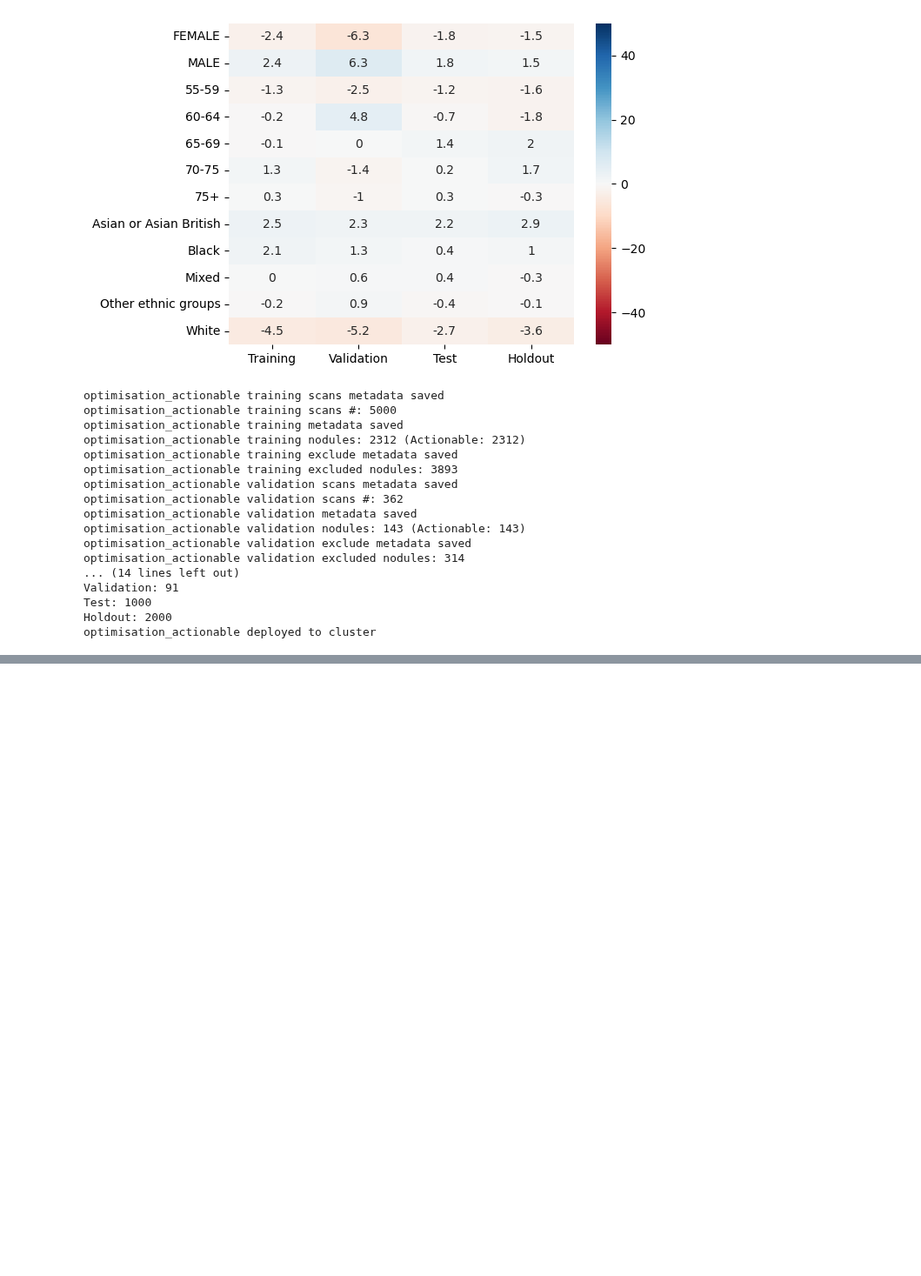
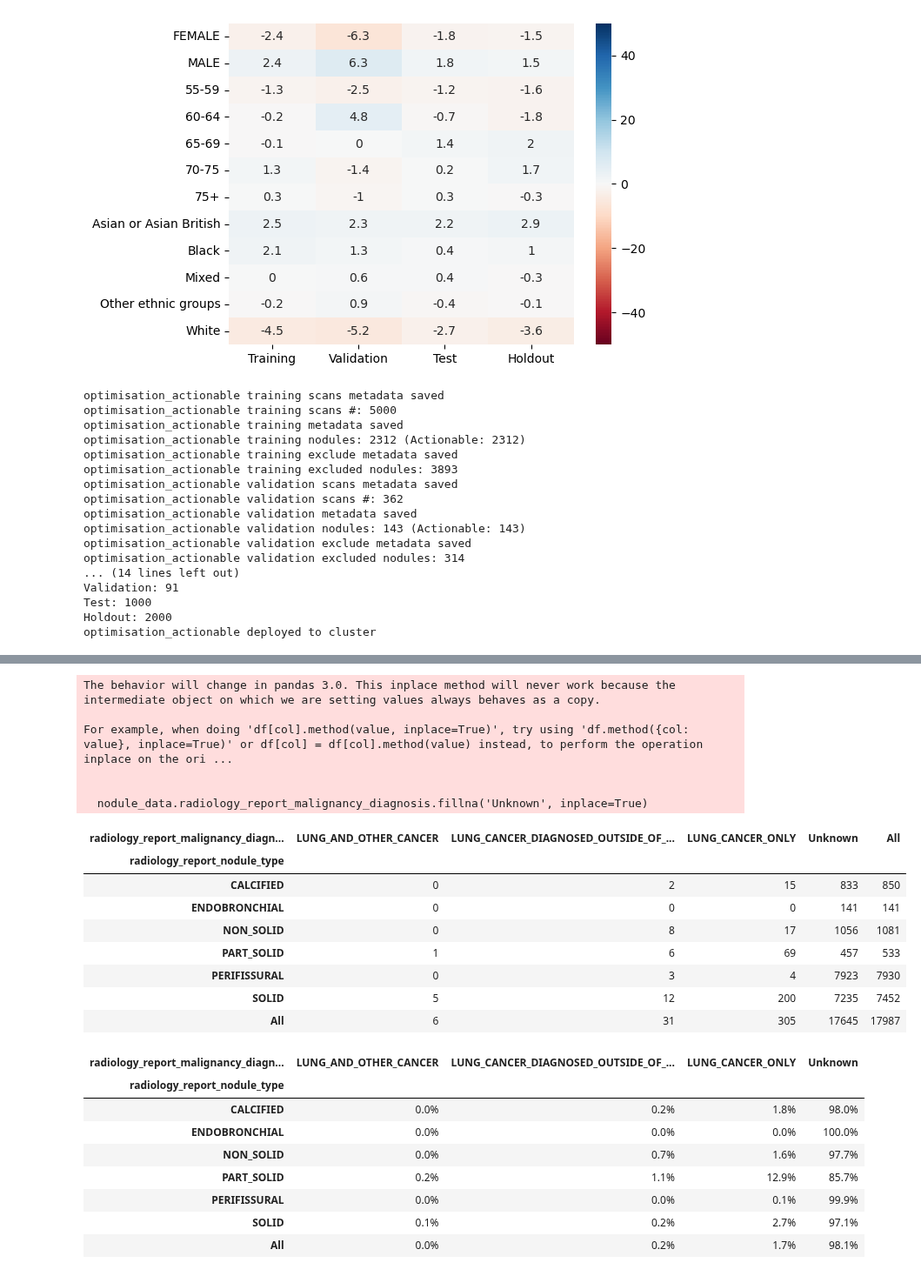
Before and after one commit to johnmccabe44/fairness-in-nodule-detection, a Jupyter notebook: notebooks/experiment_design.ipynb, the cells around one changed output, grey strips where cells are left out. Shown at 87% size. Cells and saved outputs as stored; diff of their text form; code cells hidden in the pictures; blank space fills up the shorter version.

```diff
--- a/notebooks/experiment_design.ipynb
+++ b/notebooks/experiment_design.ipynb
@@ -1034,13 +932,0 @@ lsut_annotations[(lsut_annotations['Nod1_diam']>10)&(lsut_annotations['Nod1_pos'
-# %%
-def world2voxel(x, y, z, origin, spacing):
-    return [
-        int((x - origin[0]) / spacing[0]),
-        int((y - origin[1]) / spacing[1]),
-        int((z - origin[2]) / spacing[2])
-    ]
-
-spacing = [0.604, 0.604, 0.7999]
-origin = [-160.6, -160.6, 263]
-
-x,y,z = world2voxel(1,1,103, origin, spacing)
-print(x,y,z)
@@ -1113,0 +933,43 @@ clinic_ethnicity
+# %%
+import pandas as pd
+
+nodule_data = pd.read_csv(f'../data/summit/data/nodule_data.csv', low_memory=False)
+nodule_data.radiology_report_malignancy_diagnosis.fillna('Unknown', inplace=True)
+
+display(pd.crosstab(
+    nodule_data.radiology_report_nodule_type,
+    nodule_data.radiology_report_malignancy_diagnosis,
+    margins=True
+))
+
+display(pd.crosstab(
+    nodule_data.radiology_report_nodule_type,
+    nodule_data.radiology_report_malignancy_diagnosis,
+    margins=True,
+    normalize='index'
+).applymap(lambda x: f'{x:.1%}'))
+# %% [output]
+The behavior will change in pandas 3.0. This inplace method will never work because the intermediate object on which we are setting values always behaves as a copy.
+
+For example, when doing 'df[col].method(value, inplace=True)', try using 'df.method({col: value}, inplace=True)' or df[col] = df[col].method(value) instead, to perform the operation inplace on the ori ...
+
+
+  nodule_data.radiology_report_malignancy_diagnosis.fillna('Unknown', inplace=True)
+| radiology_report_malignancy_diagn... | LUNG_AND_OTHER_CANCER | LUNG_CANCER_DIAGNOSED_OUTSIDE_OF_... | LUNG_CANCER_ONLY | Unknown | All |
+| radiology_report_nodule_type |  |  |  |  |  |
+| CALCIFIED | 0 | 2 | 15 | 833 | 850 |
+| ENDOBRONCHIAL | 0 | 0 | 0 | 141 | 141 |
+| NON_SOLID | 0 | 8 | 17 | 1056 | 1081 |
+| PART_SOLID | 1 | 6 | 69 | 457 | 533 |
+| PERIFISSURAL | 0 | 3 | 4 | 7923 | 7930 |
+| SOLID | 5 | 12 | 200 | 7235 | 7452 |
+| All | 6 | 31 | 305 | 17645 | 17987 |
+| radiology_report_malignancy_diagn... | LUNG_AND_OTHER_CANCER | LUNG_CANCER_DIAGNOSED_OUTSIDE_OF_... | LUNG_CANCER_ONLY | Unknown |
+| radiology_report_nodule_type |  |  |  |  |
+| CALCIFIED | 0.0% | 0.2% | 1.8% | 98.0% |
+| ENDOBRONCHIAL | 0.0% | 0.0% | 0.0% | 100.0% |
+| NON_SOLID | 0.0% | 0.7% | 1.6% | 97.7% |
+| PART_SOLID | 0.2% | 1.1% | 12.9% | 85.7% |
+| PERIFISSURAL | 0.0% | 0.0% | 0.1% | 99.9% |
+| SOLID | 0.1% | 0.2% | 2.7% | 97.1% |
+| All | 0.0% | 0.2% | 1.7% | 98.1% |
```
Also changed, not shown: parts of 7 cells of this notebook.
